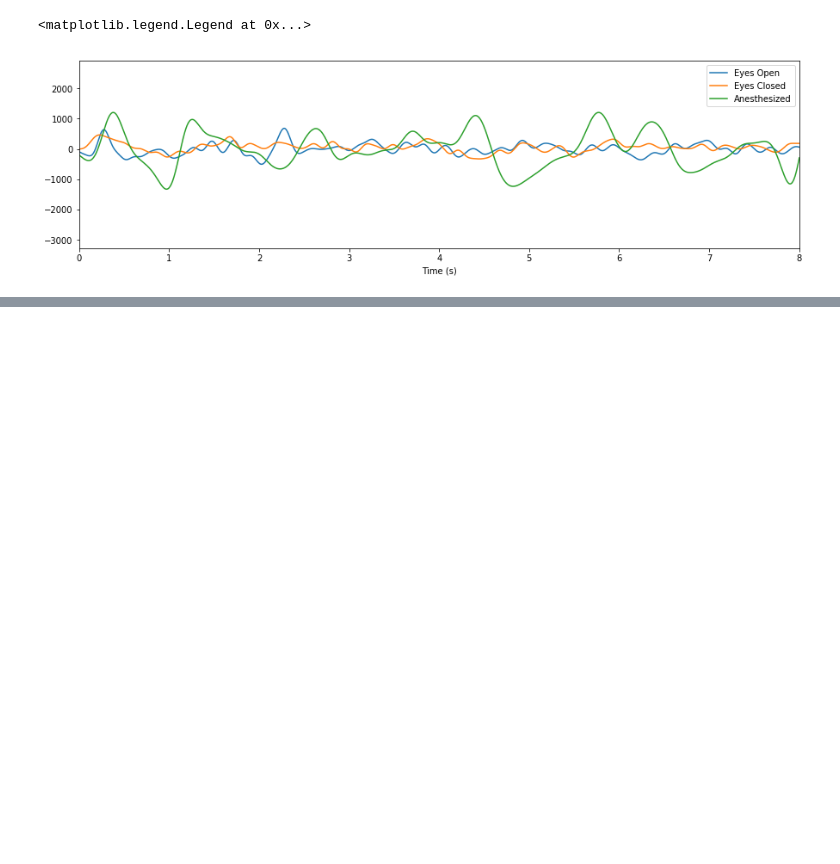
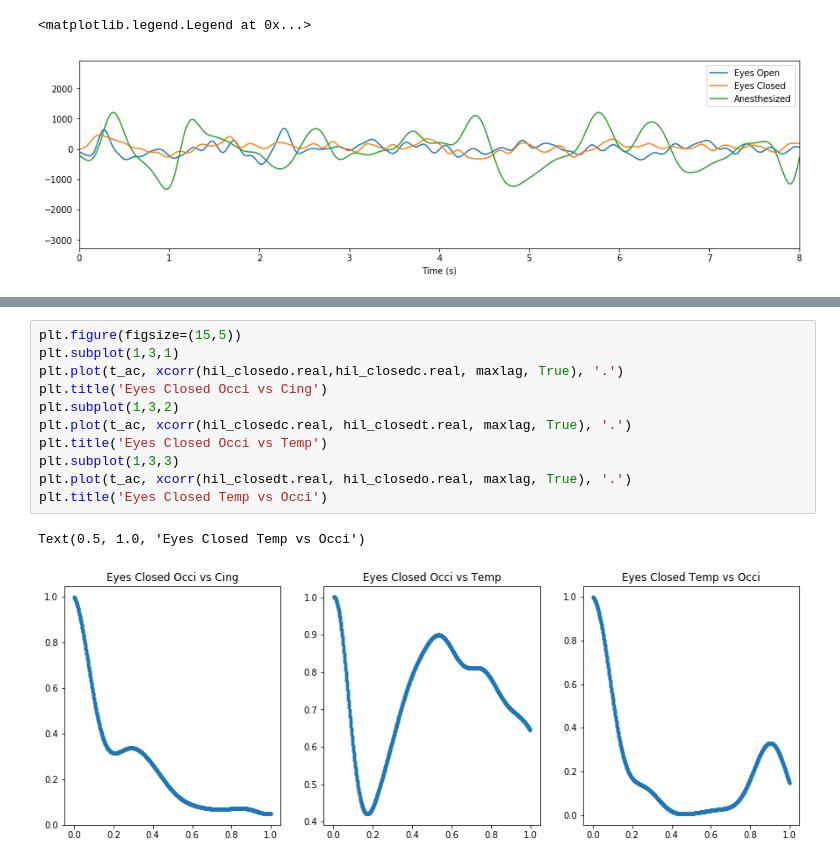
Before and after one commit to ajkeamy/Monkey_Analysis, a Jupyter notebook: Final_Project.ipynb, the cells around one changed output, grey strips where cells are left out. Cells and saved outputs as stored; diff of their text form; blank space fills up the shorter version.

```diff
--- a/Final_Project.ipynb
+++ b/Final_Project.ipynb
@@ -329,0 +355,14 @@ plt.title('Spike Count-LFP Cross-correlation')
+# %%
+plt.figure(figsize=(15,5))
+plt.subplot(1,3,1)
+plt.plot(t_ac, xcorr(hil_closedo.real,hil_closedc.real, maxlag, True), '.')
+plt.title('Eyes Closed Occi vs Cing')
+plt.subplot(1,3,2)
+plt.plot(t_ac, xcorr(hil_closedc.real, hil_closedt.real, maxlag, True), '.')
+plt.title('Eyes Closed Occi vs Temp')
+plt.subplot(1,3,3)
+plt.plot(t_ac, xcorr(hil_closedt.real, hil_closedo.real, maxlag, True), '.')
+plt.title('Eyes Closed Temp vs Occi')
+# %% [output]
+Text(0.5, 1.0, 'Eyes Closed Temp vs Occi')
+[figure, added]
```
Also changed, not shown: parts of 11 cells of this notebook.
